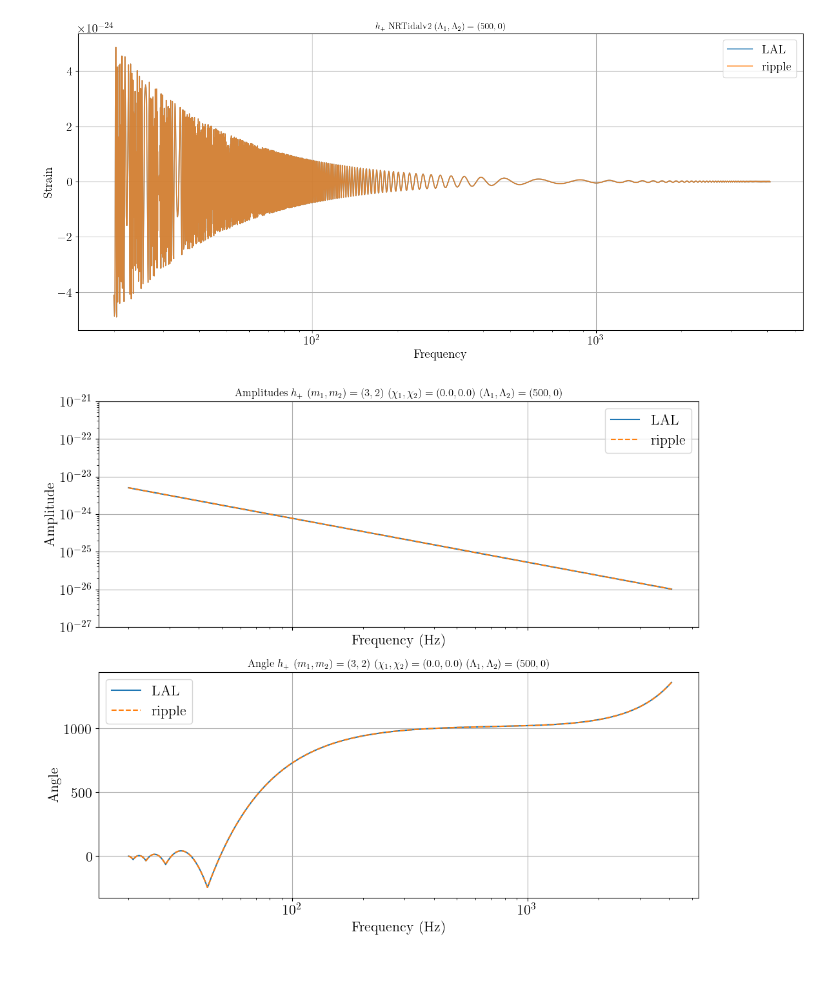
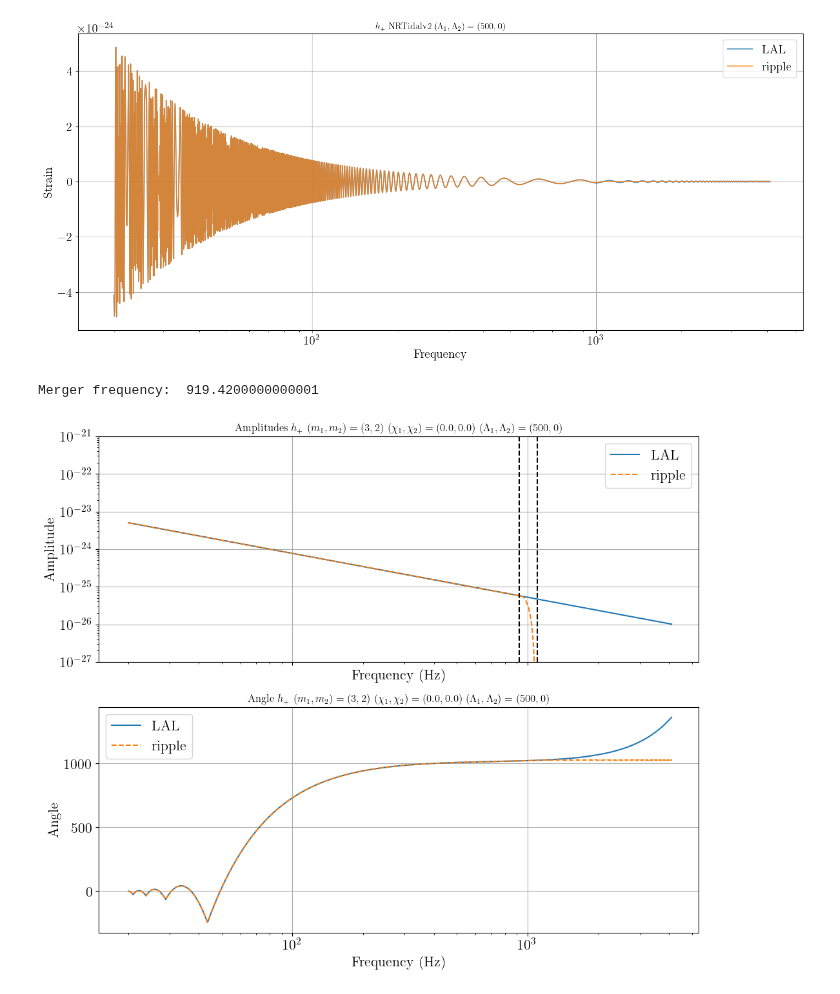
Before and after one commit to ThibeauWouters/ripple, a Jupyter notebook: notebooks/check_TaylorF2 QM.ipynb, the cells around one changed output. Cells and saved outputs as stored; diff of their text form; code cells hidden in the pictures.

Commit message:
Add taper to TaylorF2QM

```diff
--- a/notebooks/check_TaylorF2 QM.ipynb
+++ b/notebooks/check_TaylorF2 QM.ipynb
@@ -202,6 +202,10 @@ phase_lalsuite = hp_lalsuite / A_lalsuite
 A_ripple = jnp.abs(hp_ripple)
 angle_ripple = np.unwrap(np.angle(hp_ripple))
 phase_ripple = hp_ripple / A_ripple
+
+f_merger = f_RLO(m1, m2)
+f_merger = float(f_merger)
+print("Merger frequency: ", f_merger)
 
 # Choose whether we plot the angle or the phase
 plot_angle = True
@@ -214,34 +218,39 @@ plt.plot(freqs_lal[mask_lal], A_lalsuite, "-", label = "LAL")
 plt.plot(fs_ripple, A_ripple, "--", label = "ripple")
 
 
 plt.title(r"Amplitudes $h_+$ ($m_1, m_2) = ({}, {}$) ($\chi_1, \chi_2) = ({}, {}$) ($\Lambda_1, \Lambda_2) = ({}, {}$)".format(m1, m2, chi1, chi2, lambda1, lambda2))
 plt.yscale('log')
 plt.xscale('log')
 plt.xlabel("Frequency (Hz)")
 plt.ylabel("Amplitude")
 plt.ylim(1e-27, 1e-21)
 plt.xlim(f_l - 5)
 plt.legend()
 
+# Plot where the Planck taper has to take place
+plt.axvline(f_merger, linestyle = "--", color = 'black', label = 'Planck taper')
+plt.axvline(1.2 * f_merger, linestyle = "--", color = 'black')
+
 # Plot the angle or the phase
 plt.subplot(2, 1, 2)
 if plot_angle:
     plt.plot(freqs_lal[mask_lal], angle_lalsuite, "-", label = "LAL")
     plt.plot(fs_ripple, angle_ripple, "--", label = "ripple")
     name = "Angle"
 else:
     plt.plot(freqs_lal[mask_lal], angle_lalsuite, "-", label = "LAL")
     plt.plot(fs_ripple, phase_ripple, "--", label = "ripple")
     name = "Phase"
 plt.legend()
 plt.title(r"{} $h_+$ ($m_1, m_2) = ({}, {}$) ($\chi_1, \chi_2) = ({}, {}$) ($\Lambda_1, \Lambda_2) = ({}, {}$)".format(name, m1, m2, chi1, chi2, lambda1, lambda2))
 plt.xlabel("Frequency (Hz)")
 plt.ylabel(f"{name}")
 plt.xscale('log')
 plt.xlim(f_l - 5)
 plt.show()
 # %% [output]
+Merger frequency:  919.4200000000001
-[figure, old version]
+[figure, new version]
 # %%
 plt.subplots(2, 1, figsize=(12, 10), sharex=True)
 plt.subplot(2, 1, 1)
```
Also changed, not shown: parts of 4 cells of this notebook, 2 other files.
